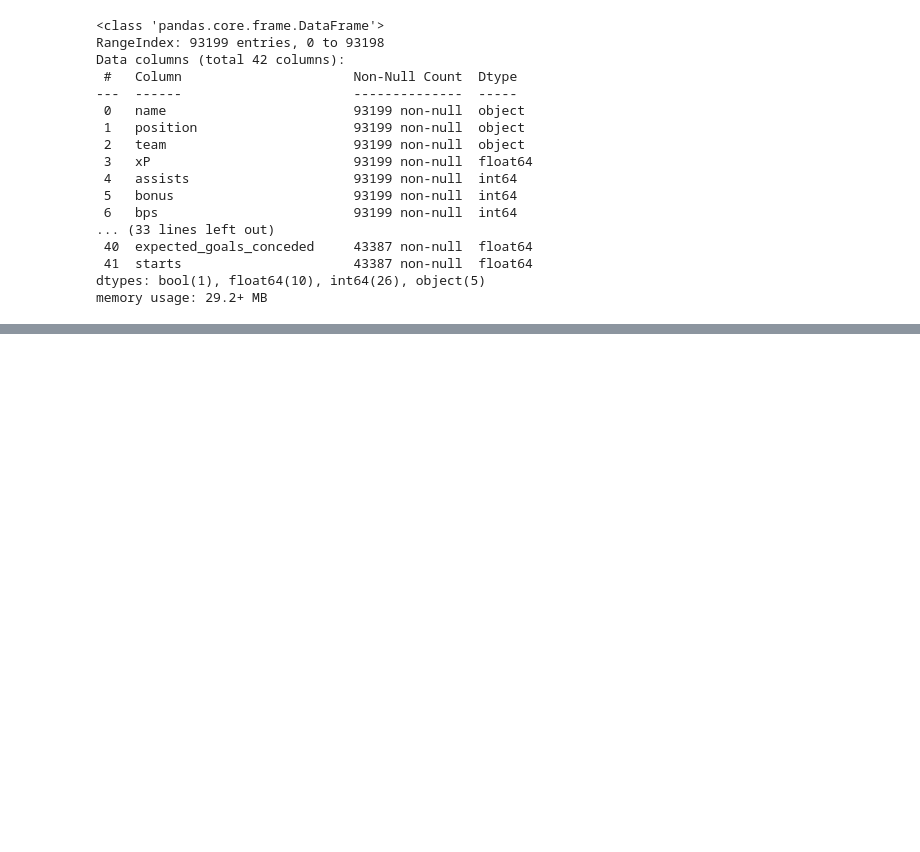
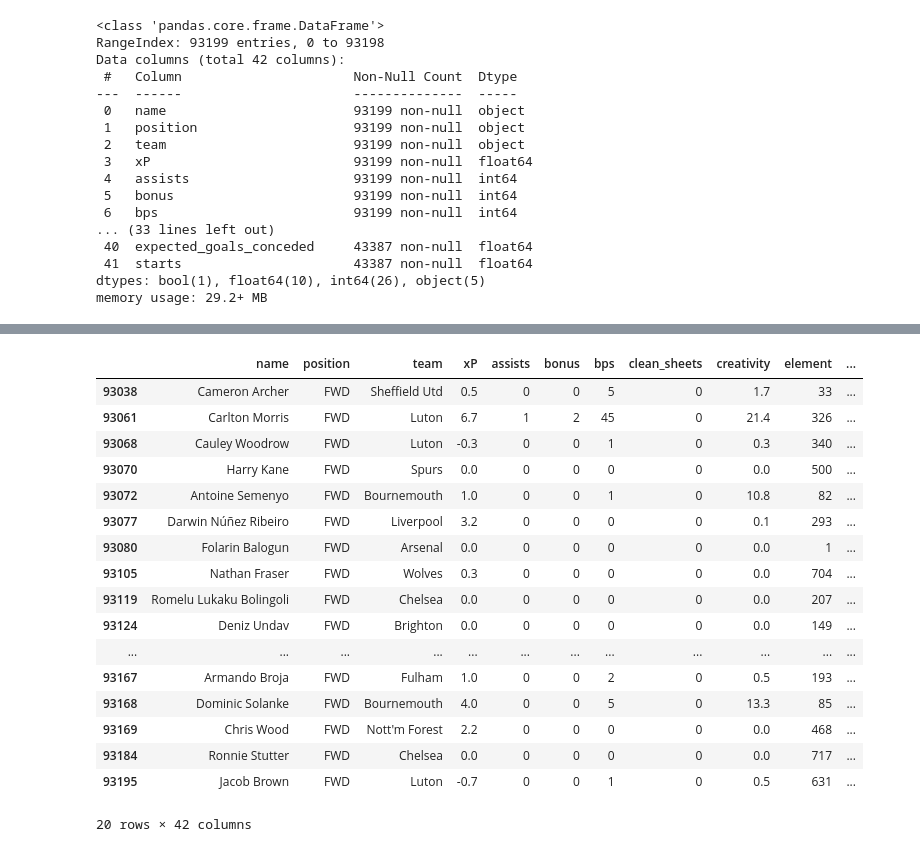
Before and after one commit to MUbarak123-56/fpl-research, a Jupyter notebook: code/data_concatenation.ipynb, the cells around one changed output, grey strips where cells are left out. Saved outputs shown, nothing was run; the diff lists cells and outputs as text; code cells hidden in the pictures; blank space fills up the shorter version.

```diff
--- a/code/data_concatenation.ipynb
+++ b/code/data_concatenation.ipynb
@@ -64,0 +82,21 @@ df.to_csv("../data/fpl_data/full_df.csv", index=False, encoding="latin1")
+# %%
+df[[df["season"] == "2023_24"] and df["position"]=="FWD"].tail(20)
+# %% [output]
+|  | name | position | team | xP | assists | bonus | bps | clean_sheets | creativity | element | ... |
+| 93038 | Cameron Archer | FWD | Sheffield Utd | 0.5 | 0 | 0 | 5 | 0 | 1.7 | 33 | ... |
+| 93061 | Carlton Morris | FWD | Luton | 6.7 | 1 | 2 | 45 | 0 | 21.4 | 326 | ... |
+| 93068 | Cauley Woodrow | FWD | Luton | -0.3 | 0 | 0 | 1 | 0 | 0.3 | 340 | ... |
+| 93070 | Harry Kane | FWD | Spurs | 0.0 | 0 | 0 | 0 | 0 | 0.0 | 500 | ... |
+| 93072 | Antoine Semenyo | FWD | Bournemouth | 1.0 | 0 | 0 | 1 | 0 | 10.8 | 82 | ... |
+| 93077 | Darwin Núñez Ribeiro | FWD | Liverpool | 3.2 | 0 | 0 | 0 | 0 | 0.1 | 293 | ... |
+| 93080 | Folarin Balogun | FWD | Arsenal | 0.0 | 0 | 0 | 0 | 0 | 0.0 | 1 | ... |
+| 93105 | Nathan Fraser | FWD | Wolves | 0.3 | 0 | 0 | 0 | 0 | 0.0 | 704 | ... |
+| 93119 | Romelu Lukaku Bolingoli | FWD | Chelsea | 0.0 | 0 | 0 | 0 | 0 | 0.0 | 207 | ... |
+| 93124 | Deniz Undav | FWD | Brighton | 0.0 | 0 | 0 | 0 | 0 | 0.0 | 149 | ... |
+| ... | ... | ... | ... | ... | ... | ... | ... | ... | ... | ... | ... |
+| 93167 | Armando Broja | FWD | Fulham | 1.0 | 0 | 0 | 2 | 0 | 0.5 | 193 | ... |
+| 93168 | Dominic Solanke | FWD | Bournemouth | 4.0 | 0 | 0 | 5 | 0 | 13.3 | 85 | ... |
+| 93169 | Chris Wood | FWD | Nott'm Forest | 2.2 | 0 | 0 | 0 | 0 | 0.0 | 468 | ... |
+| 93184 | Ronnie Stutter | FWD | Chelsea | 0.0 | 0 | 0 | 0 | 0 | 0.0 | 717 | ... |
+| 93195 | Jacob Brown | FWD | Luton | -0.7 | 0 | 0 | 1 | 0 | 0.5 | 631 | ... |
+20 rows × 42 columns
```
Also changed, not shown: parts of 6 cells of this notebook, 10 other files.
